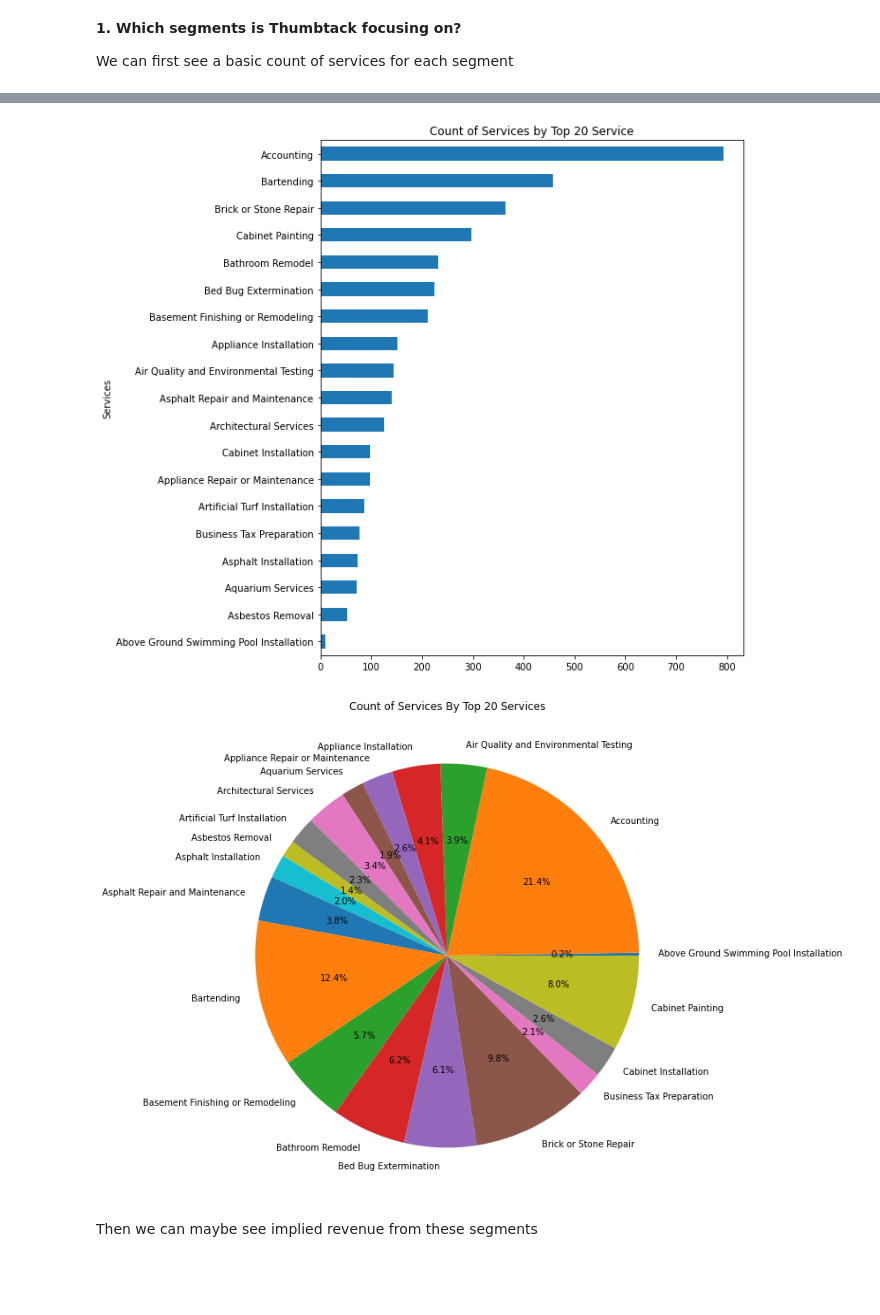
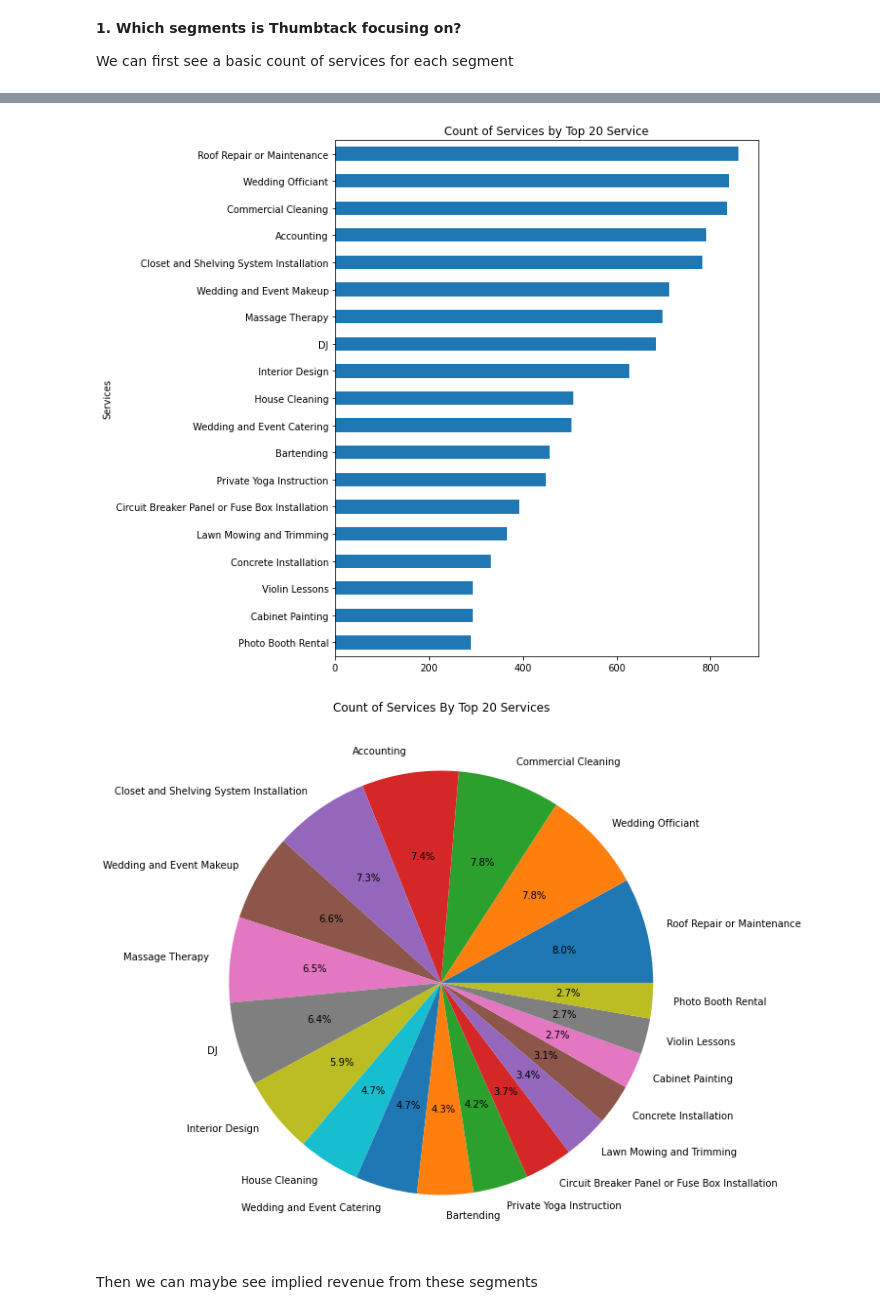
Before and after one commit to ameeruljunaidi/ScrapeThumbtack, a Jupyter notebook: analysis/main.ipynb, the cells around one changed output, grey strips where cells are left out. Drawn from its saved outputs; the diff is of its cells as text; code cells hidden in the pictures; blank space fills up the shorter version.

Commit message:
Fixed some charts

```diff
--- a/analysis/main.ipynb
+++ b/analysis/main.ipynb
@@ -1,17 +1,10 @@
 # %%
-import pandas as pd
+from ipynb.fs.full.data_cleaning import df
 import numpy as np
 from numpy import NaN
 import matplotlib
 import matplotlib.pyplot as plt
-import warnings
 
-warnings.filterwarnings('ignore')
-
-pd.options.display.float_format = '{:,.2f}'.format
-pd.set_option('mode.chained_assignment', None)
-
-df = pd.read_csv("../output/all_services.csv", index_col=0, header=0, thousands=',')
 df.sample(5)
 # %% [output]
 |  | Segments | Services | Type | Service | Hires | Price | Price Type | Rating | Zip Code | Capital City | ... |
@@ -87,18 +87,18 @@ dfServicesCount.sort_values(by="Count", ascending=False)[:9]
 # %%
-servicesCountChart = servicesCount[:19]
+servicesCountChart = servicesCount.sort_values(ascending=False)[:19]
 servicesCountChart.sort_values(ascending=True).plot.barh(
     title="Count of Services by Top 20 Service", xlabel="Services", figsize=(8, 10))
 plt.show()
 
 servicesCountChart.plot.pie(autopct="%.1f%%",
                             title="Count of Services By Top 20 Services",
                             y="Count",
                             ylabel="",
                             figsize=(10, 10))
 plt.show()
 # %% [output]
-[figure, old version]
+[figure, new version]
-[figure, old version]
+[figure, new version]
 # %% [markdown]
 Then we can maybe see implied revenue from these segments
 # %%
```
Also changed, not shown: parts of 8 cells of this notebook, 2 other files.
